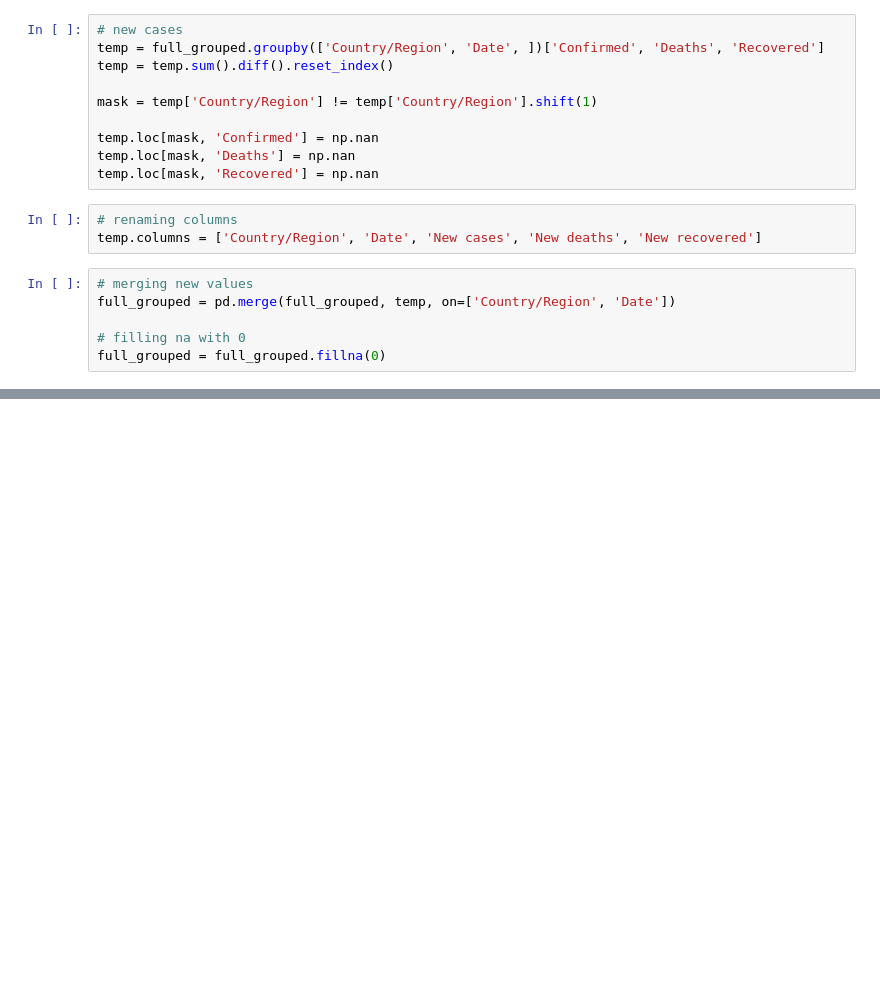
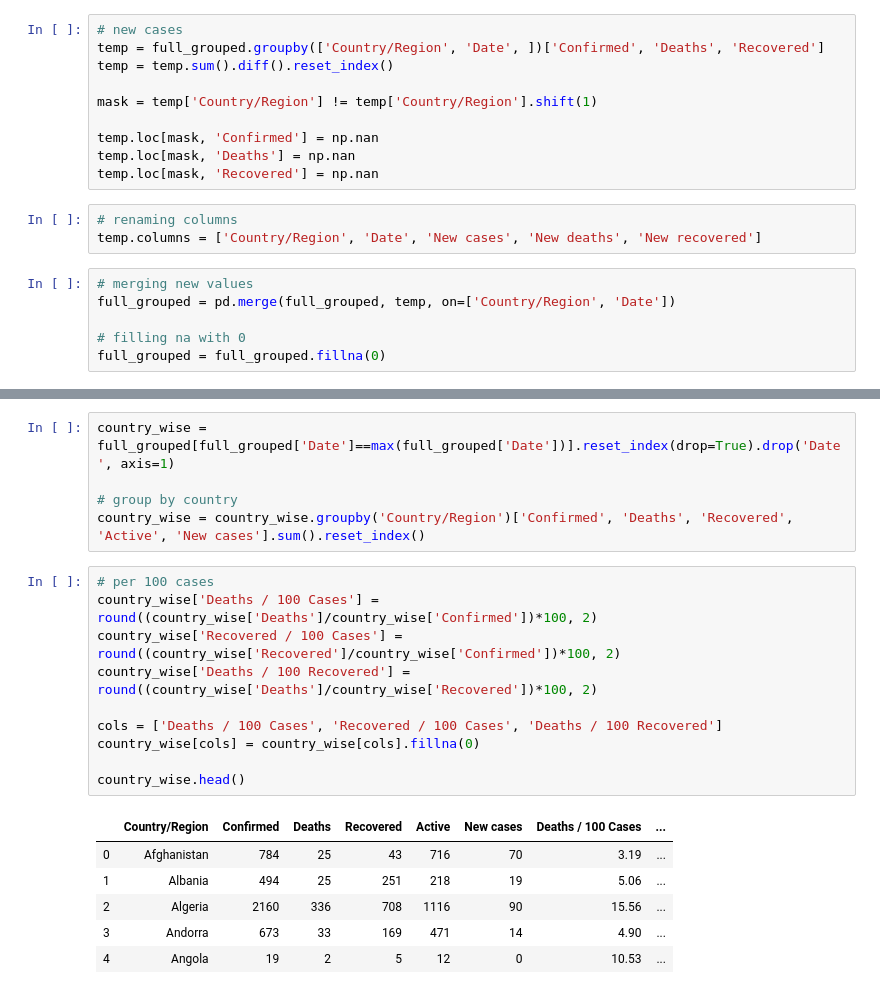
Before and after one commit to shahzadahsan97/Corona_Virus, a Jupyter notebook: corona.ipynb, the cells around one changed output, grey strips where cells are left out. Cells and saved outputs as stored; diff of their text form; blank space fills up the shorter version.

```diff
--- a/corona.ipynb
+++ b/corona.ipynb
@@ -468,0 +512,22 @@ full_grouped = full_grouped.fillna(0)
+# %%
+country_wise = full_grouped[full_grouped['Date']==max(full_grouped['Date'])].reset_index(drop=True).drop('Date', axis=1)
+
+# group by country
+country_wise = country_wise.groupby('Country/Region')['Confirmed', 'Deaths', 'Recovered', 'Active', 'New cases'].sum().reset_index()
+# %%
+# per 100 cases
+country_wise['Deaths / 100 Cases'] = round((country_wise['Deaths']/country_wise['Confirmed'])*100, 2)
+country_wise['Recovered / 100 Cases'] = round((country_wise['Recovered']/country_wise['Confirmed'])*100, 2)
+country_wise['Deaths / 100 Recovered'] = round((country_wise['Deaths']/country_wise['Recovered'])*100, 2)
+
+cols = ['Deaths / 100 Cases', 'Recovered / 100 Cases', 'Deaths / 100 Recovered']
+country_wise[cols] = country_wise[cols].fillna(0)
+
+country_wise.head()
+# %% [output]
+|  | Country/Region | Confirmed | Deaths | Recovered | Active | New cases | Deaths / 100 Cases | ... |
+| 0 | Afghanistan | 784 | 25 | 43 | 716 | 70 | 3.19 | ... |
+| 1 | Albania | 494 | 25 | 251 | 218 | 19 | 5.06 | ... |
+| 2 | Algeria | 2160 | 336 | 708 | 1116 | 90 | 15.56 | ... |
+| 3 | Andorra | 673 | 33 | 169 | 471 | 14 | 4.90 | ... |
+| 4 | Angola | 19 | 2 | 5 | 12 | 0 | 10.53 | ... |
```
Also changed, not shown: parts of 6 cells of this notebook.
